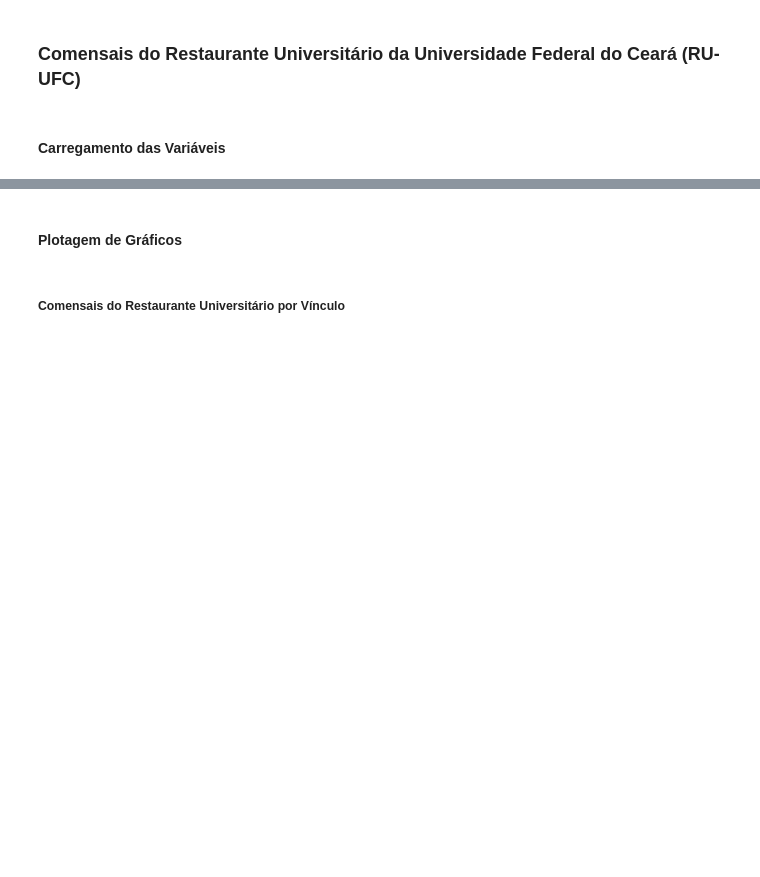
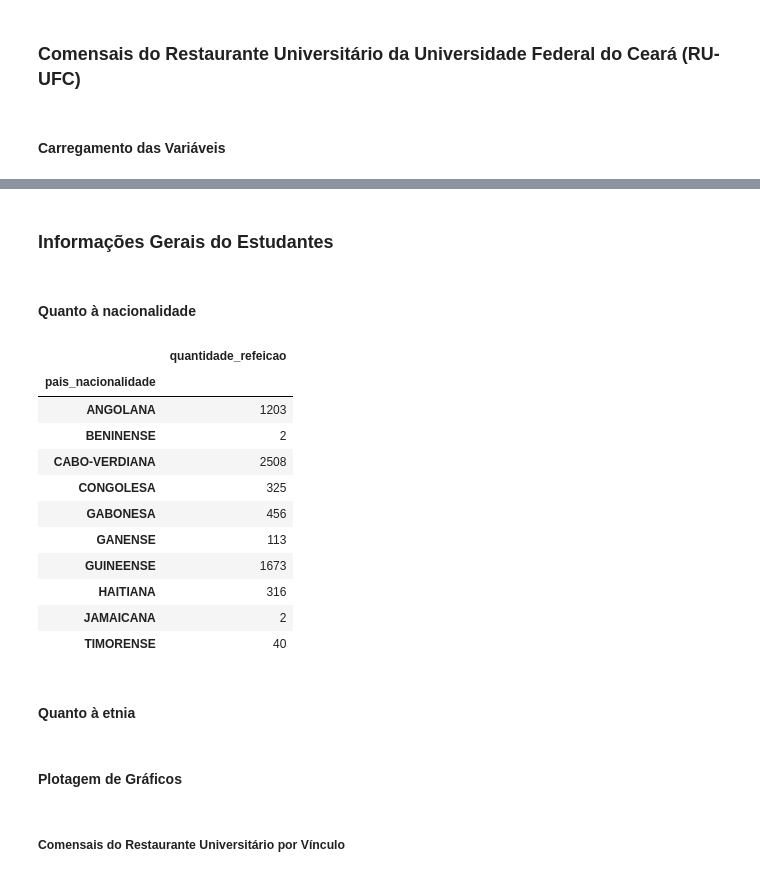
Before and after one commit to Yuri3358/comensais-ru-ufc, a Jupyter notebook: main.ipynb, the cells around one changed output, grey strips where cells are left out. Saved outputs shown, nothing was run; the diff lists cells and outputs as text; code cells hidden in the pictures; blank space fills up the shorter version.

```diff
--- a/main.ipynb
+++ b/main.ipynb
@@ -24,3 +42,26 @@ display(students_users_origins)
+# %% [markdown]
+### Informações Gerais do Estudantes
+# %% [markdown]
+#### Quanto à nacionalidade
+# %%
+students_users_nationality = students_users[students_users["tipo_nacionalidade"] == "Estrangeiro"]
+foreign_countries = students_users_nationality[["pais_nacionalidade", "quantidade_refeicao"]].groupby(by="pais_nacionalidade").sum()
+display(foreign_countries)
+# %% [output]
+|  | quantidade_refeicao |
+| pais_nacionalidade |  |
+| ANGOLANA | 1203 |
+| BENINENSE | 2 |
+| CABO-VERDIANA | 2508 |
+| CONGOLESA | 325 |
+| GABONESA | 456 |
+| GANENSE | 113 |
+| GUINEENSE | 1673 |
+| HAITIANA | 316 |
+| JAMAICANA | 2 |
+| TIMORENSE | 40 |
+# %% [markdown]
+#### Quanto à etnia
 # %% [markdown]
 #### Plotagem de Gráficos
 # %% [markdown]
```
Also changed, not shown: parts of 4 cells of this notebook.
